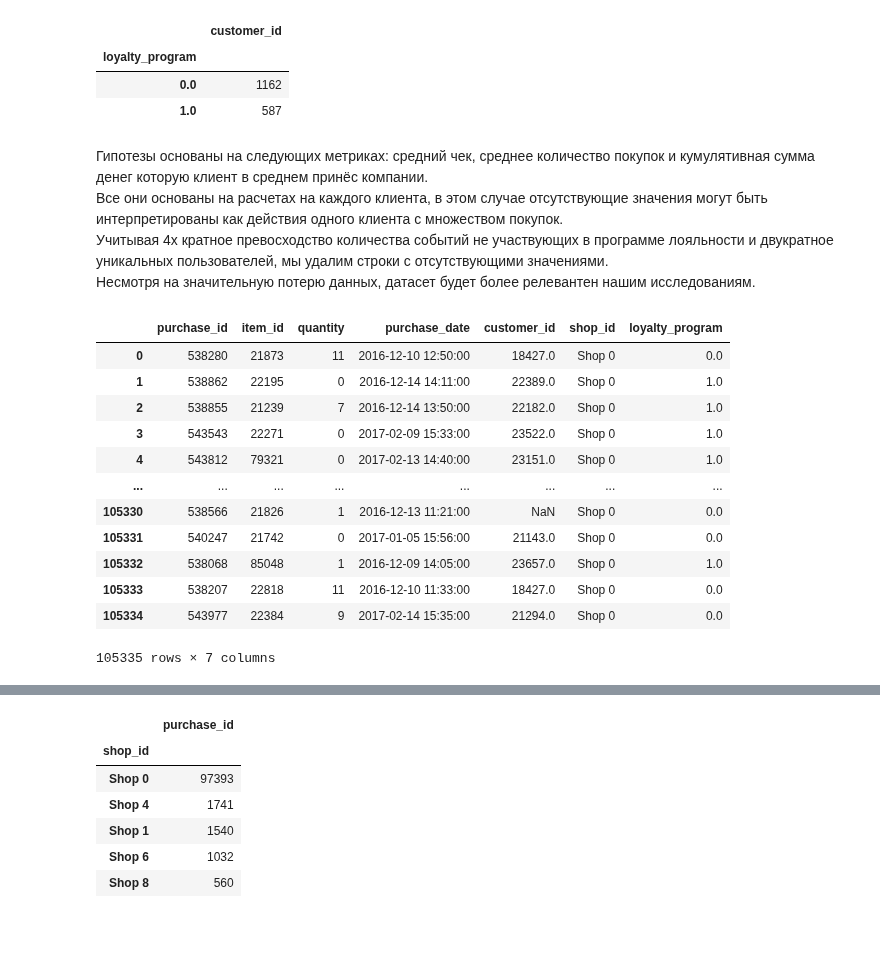
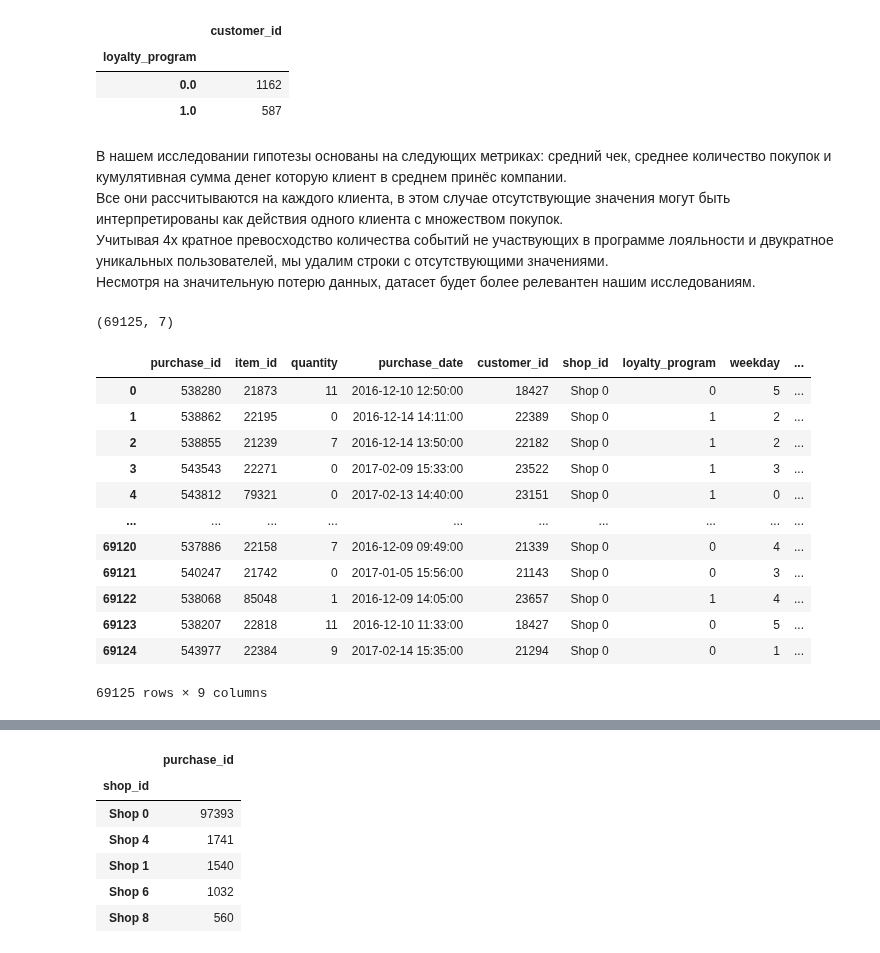
Before and after one commit to akirionenko/senior_progect, a Jupyter notebook: senior_project_1.ipynb, the cells around one changed output, grey strips where cells are left out. Saved outputs shown, nothing was run; the diff lists cells and outputs as text; code cells hidden in the pictures.

```diff
--- a/senior_project_1.ipynb
+++ b/senior_project_1.ipynb
@@ -151,24 +142,14 @@ retail.groupby('loyalty_program').agg({'customer_id':'nunique'})
 | 0.0 | 1162 |
 | 1.0 | 587 |
 # %% [markdown]
-Гипотезы основаны на следующих метриках: средний чек, среднее количество покупок и кумулятивная сумма денег которую  клиент в среднем принёс компании.\
-Все они основаны на расчетах на каждого клиента, в этом случае отсутствующие значения могут быть интерпретированы как действия одного клиента с множеством покупок.\
+В нашем исследовании гипотезы основаны на следующих метриках: средний чек, среднее количество покупок и кумулятивная сумма денег которую  клиент в среднем принёс компании.\
+Все они рассчитываются на каждого клиента, в этом случае отсутствующие значения могут быть интерпретированы как действия одного клиента с множеством покупок.\
 Учитывая 4х кратное превосходство количества событий не участвующих в программе лояльности и двукратное уникальных пользователей, мы удалим строки с отсутствующими значениями.\
 Несмотря на значительную потерю данных, датасет будет более релевантен нашим исследованиям.
-# %%
-retail
-# %% [output]
-|  | purchase_id | item_id | quantity | purchase_date | customer_id | shop_id | loyalty_program |
-| 0 | 538280 | 21873 | 11 | 2016-12-10 12:50:00 | 18427.0 | Shop 0 | 0.0 |
-| 1 | 538862 | 22195 | 0 | 2016-12-14 14:11:00 | 22389.0 | Shop 0 | 1.0 |
-| 2 | 538855 | 21239 | 7 | 2016-12-14 13:50:00 | 22182.0 | Shop 0 | 1.0 |
-| 3 | 543543 | 22271 | 0 | 2017-02-09 15:33:00 | 23522.0 | Shop 0 | 1.0 |
-| 4 | 543812 | 79321 | 0 | 2017-02-13 14:40:00 | 23151.0 | Shop 0 | 1.0 |
-| ... | ... | ... | ... | ... | ... | ... | ... |
-| 105330 | 538566 | 21826 | 1 | 2016-12-13 11:21:00 | NaN | Shop 0 | 0.0 |
-| 105331 | 540247 | 21742 | 0 | 2017-01-05 15:56:00 | 21143.0 | Shop 0 | 0.0 |
-| 105332 | 538068 | 85048 | 1 | 2016-12-09 14:05:00 | 23657.0 | Shop 0 | 1.0 |
-| 105333 | 538207 | 22818 | 11 | 2016-12-10 11:33:00 | 18427.0 | Shop 0 | 0.0 |
-| 105334 | 543977 | 22384 | 9 | 2017-02-14 15:35:00 | 21294.0 | Shop 0 | 0.0 |
-105335 rows × 7 columns
+# %%
+#удалим строки с пропусками со сбросом индекса, запишем в новую переменную
+retail_cut = retail.dropna().reset_index(drop=True)
+retail_cut.shape
+# %% [output]
+(69125, 7)
 # %%
@@ -178,0 +160,21 @@ retail['purchase_date'] = pd.to_datetime(retail['purchase_date']).dt.date
+# %%
+#добавим новые столбцы с днями недели и неделями
+retail_cut['weekday'] = retail_cut['purchase_date'].dt.weekday
+retail_cut['week'] = retail_cut['purchase_date'].dt.isocalendar().week
+# %%
+#выведем датафрейм
+retail_cut
+# %% [output]
+|  | purchase_id | item_id | quantity | purchase_date | customer_id | shop_id | loyalty_program | weekday | ... |
+| 0 | 538280 | 21873 | 11 | 2016-12-10 12:50:00 | 18427 | Shop 0 | 0 | 5 | ... |
+| 1 | 538862 | 22195 | 0 | 2016-12-14 14:11:00 | 22389 | Shop 0 | 1 | 2 | ... |
+| 2 | 538855 | 21239 | 7 | 2016-12-14 13:50:00 | 22182 | Shop 0 | 1 | 2 | ... |
+| 3 | 543543 | 22271 | 0 | 2017-02-09 15:33:00 | 23522 | Shop 0 | 1 | 3 | ... |
+| 4 | 543812 | 79321 | 0 | 2017-02-13 14:40:00 | 23151 | Shop 0 | 1 | 0 | ... |
+| ... | ... | ... | ... | ... | ... | ... | ... | ... | ... |
+| 69120 | 537886 | 22158 | 7 | 2016-12-09 09:49:00 | 21339 | Shop 0 | 0 | 4 | ... |
+| 69121 | 540247 | 21742 | 0 | 2017-01-05 15:56:00 | 21143 | Shop 0 | 0 | 3 | ... |
+| 69122 | 538068 | 85048 | 1 | 2016-12-09 14:05:00 | 23657 | Shop 0 | 1 | 4 | ... |
+| 69123 | 538207 | 22818 | 11 | 2016-12-10 11:33:00 | 18427 | Shop 0 | 0 | 5 | ... |
+| 69124 | 543977 | 22384 | 9 | 2017-02-14 15:35:00 | 21294 | Shop 0 | 0 | 1 | ... |
+69125 rows × 9 columns
```
Also changed, not shown: parts of 12 cells of this notebook.
